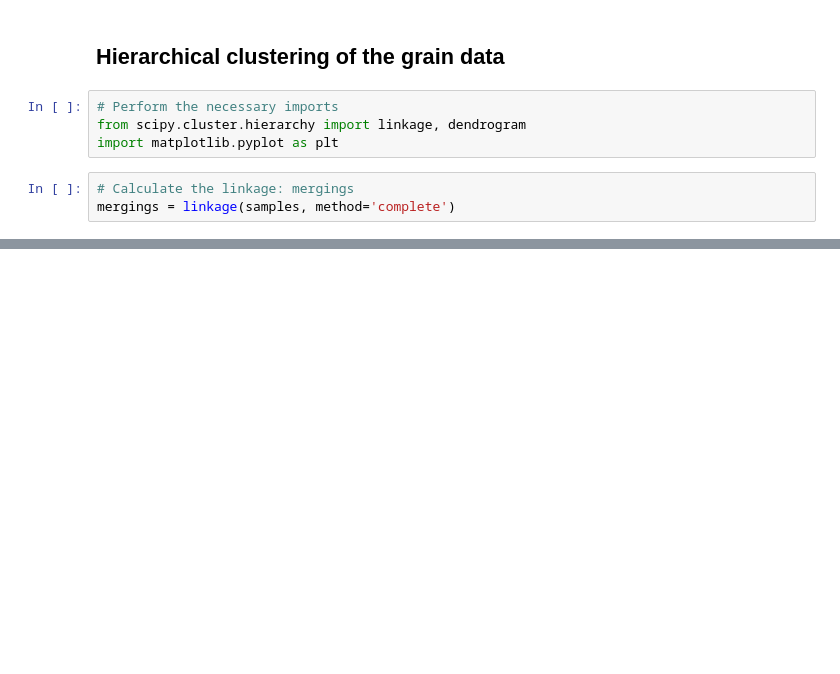
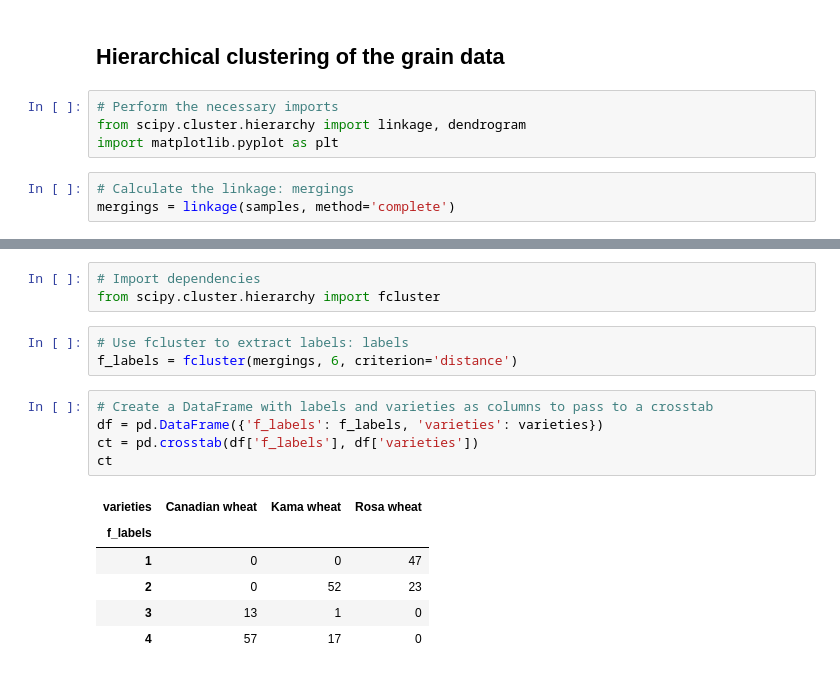
Before and after one commit to kipmadden/Unsupervised-Learning-with-scikit-learn, a Jupyter notebook: Grains.ipynb, the cells around one changed output, grey strips where cells are left out. Drawn from its saved outputs; the diff is of its cells as text; blank space fills up the shorter version.

Commit message:
Added fcluster analysis to 'Grains' and 'Eurovision' notebooks

```diff
--- a/Grains.ipynb
+++ b/Grains.ipynb
@@ -105,0 +108,18 @@ plt.show()
+# %%
+# Import dependencies
+from scipy.cluster.hierarchy import fcluster
+# %%
+# Use fcluster to extract labels: labels
+f_labels = fcluster(mergings, 6, criterion='distance')
+# %%
+# Create a DataFrame with labels and varieties as columns to pass to a crosstab
+df = pd.DataFrame({'f_labels': f_labels, 'varieties': varieties})
+ct = pd.crosstab(df['f_labels'], df['varieties'])
+ct
+# %% [output]
+| varieties | Canadian wheat | Kama wheat | Rosa wheat |
+| f_labels |  |  |  |
+| 1 | 0 | 0 | 47 |
+| 2 | 0 | 52 | 23 |
+| 3 | 13 | 1 | 0 |
+| 4 | 57 | 17 | 0 |
```
Also changed, not shown: parts of 2 cells of this notebook, 2 other files.
